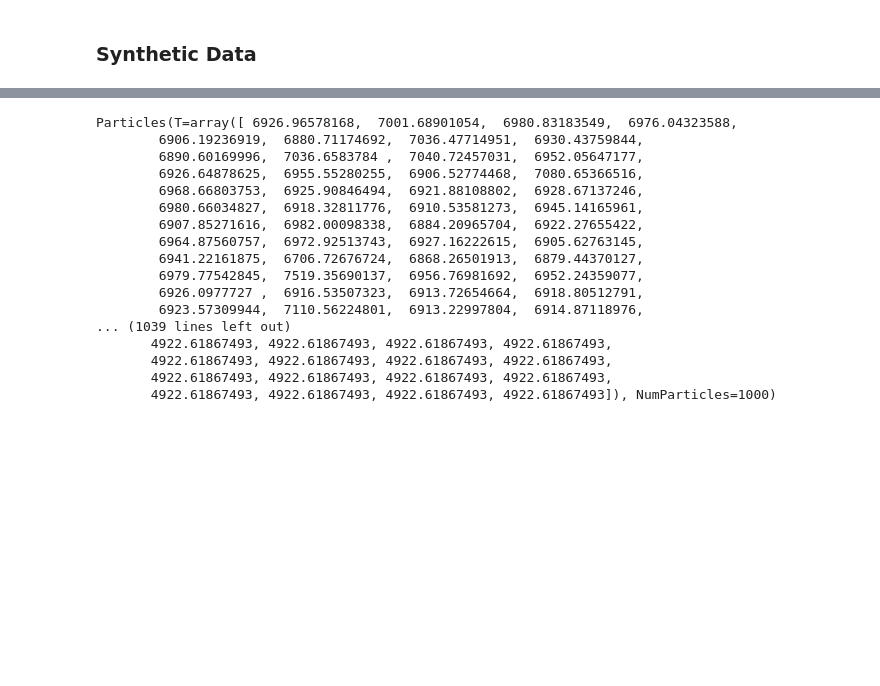
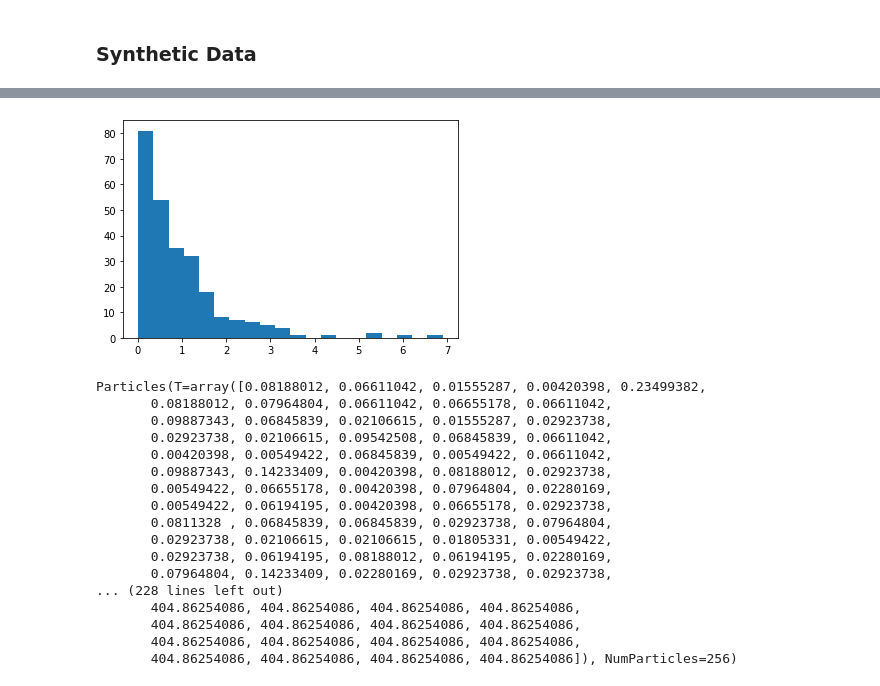
Before and after one commit to bl3e967/Finding-Periodic-Discrete-Events-in-Noisy-Streams, a Jupyter notebook: Research.ipynb, the cells around one changed output, grey strips where cells are left out. Drawn from its saved outputs; the diff is of its cells as text; code cells hidden in the pictures; blank space fills up the shorter version.

```diff
--- a/Research.ipynb
+++ b/Research.ipynb
@@ -1104,25 +1269,26 @@ plt.vlines(noise_series, color='r', ymin=0, ymax=1)
 # %%
-conf = Config(signal=signal_timestamps, num_particles=1000)
+conf = Config(signal=signal_timestamps, num_particles=256, w_mult_decay_rate=1000, c=1, cauchy_scale=1)
 model = PeriodicityParticleFilter(conf)
 
 res = model.fit()
 
 res
 # %% [output]
+[figure, added]
-Particles(T=array([ 6926.96578168,  7001.68901054,  6980.83183549,  6976.04323588,
-        6906.19236919,  6880.71174692,  7036.47714951,  6930.43759844,
-        6890.60169996,  7036.6583784 ,  7040.72457031,  6952.05647177,
-        6926.64878625,  6955.55280255,  6906.52774468,  7080.65366516,
-        6968.66803753,  6925.90846494,  6921.88108802,  6928.67137246,
-        6980.66034827,  6918.32811776,  6910.53581273,  6945.14165961,
-        6907.85271616,  6982.00098338,  6884.20965704,  6922.27655422,
-        6964.87560757,  6972.92513743,  6927.16222615,  6905.62763145,
-        6941.22161875,  6706.72676724,  6868.26501913,  6879.44370127,
-        6979.77542845,  7519.35690137,  6956.76981692,  6952.24359077,
-        6926.0977727 ,  6916.53507323,  6913.72654664,  6918.80512791,
-        6923.57309944,  7110.56224801,  6913.22997804,  6914.87118976,
-... (1039 lines left out)
-       4922.61867493, 4922.61867493, 4922.61867493, 4922.61867493,
-       4922.61867493, 4922.61867493, 4922.61867493, 4922.61867493,
-       4922.61867493, 4922.61867493, 4922.61867493, 4922.61867493,
-       4922.61867493, 4922.61867493, 4922.61867493, 4922.61867493]), NumParticles=1000)
+Particles(T=array([0.08188012, 0.06611042, 0.01555287, 0.00420398, 0.23499382,
+       0.08188012, 0.07964804, 0.06611042, 0.06655178, 0.06611042,
+       0.09887343, 0.06845839, 0.02106615, 0.01555287, 0.02923738,
+       0.02923738, 0.02106615, 0.09542508, 0.06845839, 0.06611042,
+       0.00420398, 0.00549422, 0.06845839, 0.00549422, 0.06611042,
+       0.09887343, 0.14233409, 0.00420398, 0.08188012, 0.02923738,
+       0.00549422, 0.06655178, 0.00420398, 0.07964804, 0.02280169,
+       0.00549422, 0.06194195, 0.00420398, 0.06655178, 0.02923738,
+       0.0811328 , 0.06845839, 0.06845839, 0.02923738, 0.07964804,
+       0.02923738, 0.02106615, 0.02106615, 0.01805331, 0.00549422,
+       0.02923738, 0.06194195, 0.08188012, 0.06194195, 0.02280169,
+       0.07964804, 0.14233409, 0.02280169, 0.02923738, 0.02923738,
+... (228 lines left out)
+       404.86254086, 404.86254086, 404.86254086, 404.86254086,
+       404.86254086, 404.86254086, 404.86254086, 404.86254086,
+       404.86254086, 404.86254086, 404.86254086, 404.86254086,
+       404.86254086, 404.86254086, 404.86254086, 404.86254086]), NumParticles=256)
```
Also changed, not shown: parts of 16 cells of this notebook.
